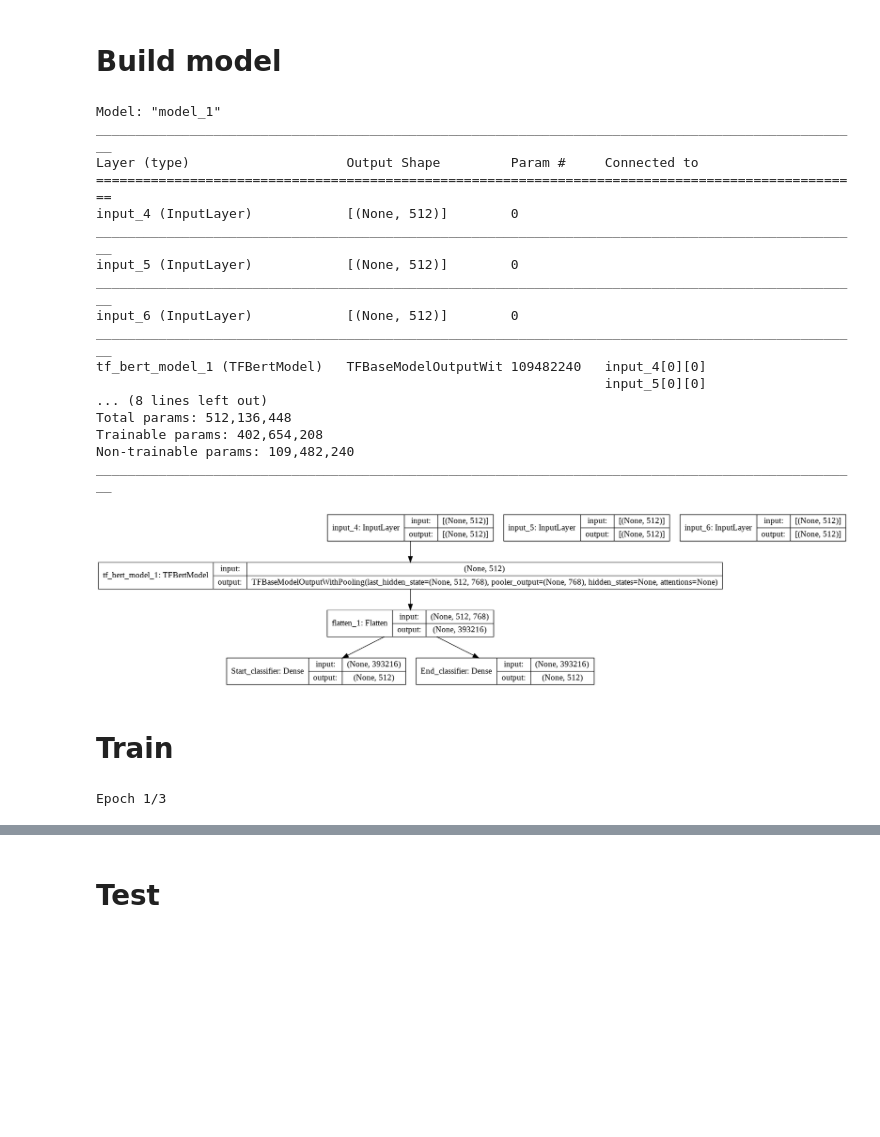
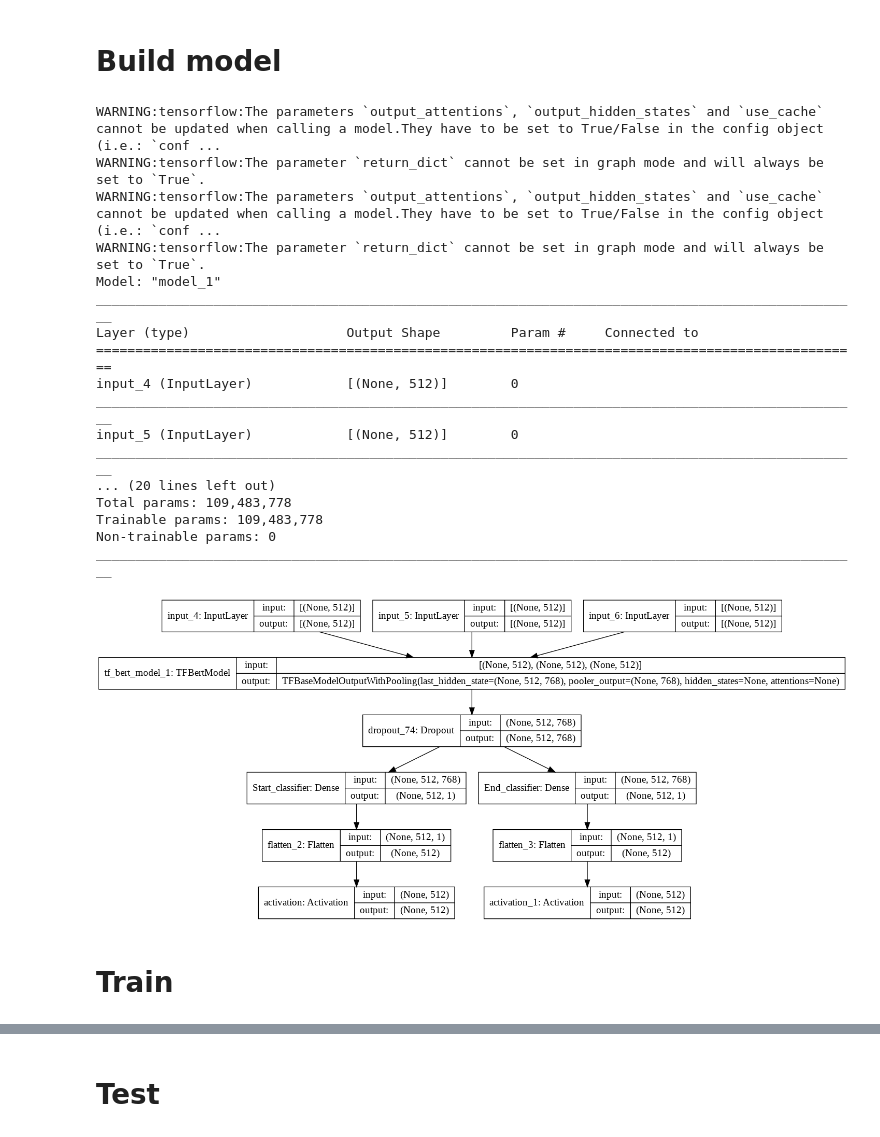
Before and after one commit to giuliofortini/NLP_SQuAD_Project, a Jupyter notebook: SQuAD_project.ipynb, the cells around one changed output, grey strips where cells are left out. Saved outputs shown, nothing was run; the diff lists cells and outputs as text; code cells hidden in the pictures; blank space fills up the shorter version.

Commit message:
Correct model and results savings

```diff
--- a/SQuAD_project.ipynb
+++ b/SQuAD_project.ipynb
@@ -512,50 +510,57 @@ def build_model():
   # Load Bert model
   bert_model = TFBertModel.from_pretrained('bert-base-uncased')
 
-  # Set bert layers to not-trainable
-  for layer in bert_model.layers:
-    layer.trainable = False
+  bert_model.trainable = True
 
   # Initialize bert model
-  bert = bert_model(input_ids = input_ids_layer,
-                    attention_mask = attention_mask_layer,
-                    token_type_ids = token_ids_layer,
+  bert = bert_model([input_ids_layer,
+                    attention_mask_layer,
+                    token_ids_layer],
                     return_dict = False,
                     output_attentions = False,
                     output_hidden_states = False
                     ).last_hidden_state
 
-  flat = Flatten()(bert)
+  # Dropout
+  dropout = Dropout(0.2)(bert)
 
-  # Define output classifiers
-  start_classifier = Dense(units=512, activation="softmax", name="Start_classifier")(flat)
-  end_classifier = Dense(units=512, activation="softmax", name="End_classifier")(flat)
+  # Classifiers
+  start_classifier = Dense(units=1, name="Start_classifier")(dropout)
+  end_classifier = Dense(units=1, name="End_classifier")(dropout)
+
+  # Flatteners
+  start_flat = Flatten()(start_classifier)
+  end_flat = Flatten()(end_classifier)
+
+  # Activations
+  start_softmax = Activation(tf.keras.activations.softmax)(start_flat)
+  end_softmax = Activation(tf.keras.activations.softmax)(end_flat)
 
   # Build model
   model = Model(inputs=[input_ids_layer, attention_mask_layer, token_ids_layer],
-                outputs=[start_classifier, end_classifier])
+                outputs=[start_softmax, end_softmax])
 
   model.summary()
   return model
 
 model = build_model()
 plot_model(model, show_shapes=True)
 # %% [output]
+WARNING:tensorflow:The parameters `output_attentions`, `output_hidden_states` and `use_cache` cannot be updated when calling a model.They have to be set to True/False in the config object (i.e.: `conf ...
+WARNING:tensorflow:The parameter `return_dict` cannot be set in graph mode and will always be set to `True`.
+WARNING:tensorflow:The parameters `output_attentions`, `output_hidden_states` and `use_cache` cannot be updated when calling a model.They have to be set to True/False in the config object (i.e.: `conf ...
+WARNING:tensorflow:The parameter `return_dict` cannot be set in graph mode and will always be set to `True`.
 Model: "model_1"
 __________________________________________________________________________________________________
 Layer (type)                    Output Shape         Param #     Connected to
 ==================================================================================================
 input_4 (InputLayer)            [(None, 512)]        0
 __________________________________________________________________________________________________
 input_5 (InputLayer)            [(None, 512)]        0
 __________________________________________________________________________________________________
-input_6 (InputLayer)            [(None, 512)]        0
+... (20 lines left out)
+Total params: 109,483,778
+Trainable params: 109,483,778
+Non-trainable params: 0
 __________________________________________________________________________________________________
-tf_bert_model_1 (TFBertModel)   TFBaseModelOutputWit 109482240   input_4[0][0]
-                                                                 input_5[0][0]
-... (8 lines left out)
-Total params: 512,136,448
-Trainable params: 402,654,208
-Non-trainable params: 109,482,240
-__________________________________________________________________________________________________
-[figure, old version]
+[figure, new version]
@@ -568,19 +567,2 @@ model.compile(optimizer=optimizer, loss=loss, metrics=[metric])
 # %% [markdown]
 # Train
-# %%
-# Fit model with train set
-model_fit = model.fit(x = [train_inputs['input_ids'],
-                           train_inputs['attention_mask'],
-                           train_inputs['token_type_ids']],
-                      y = [train_starts_cat, train_ends_cat],
-
-                      batch_size=BATCH_SIZE, epochs=EPOCHS,
-
-                      validation_data=([val_inputs['input_ids'],
-                                        val_inputs['attention_mask'],
-                                        val_inputs['token_type_ids']],
-                                        [val_starts_cat, val_ends_cat]
-                                       )
-                      )
-# %% [output]
-Epoch 1/3
```
Also changed, not shown: parts of 42 cells of this notebook.
